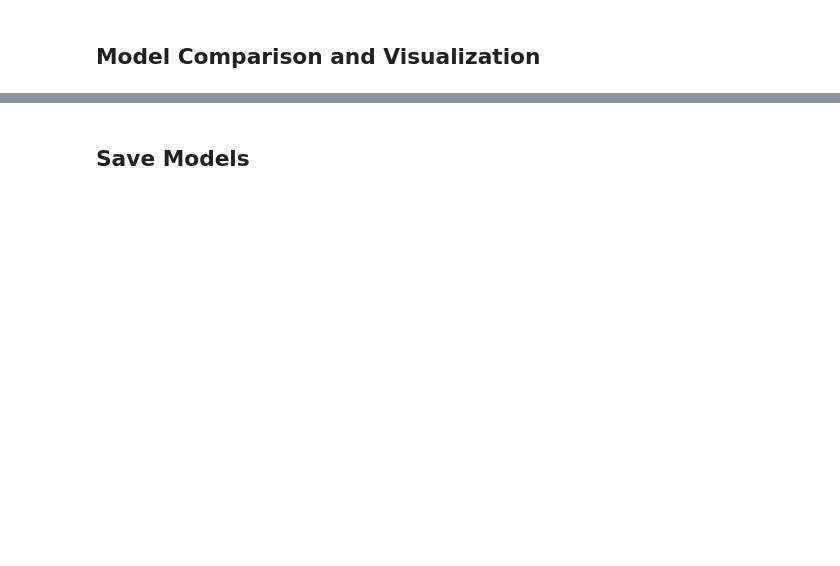
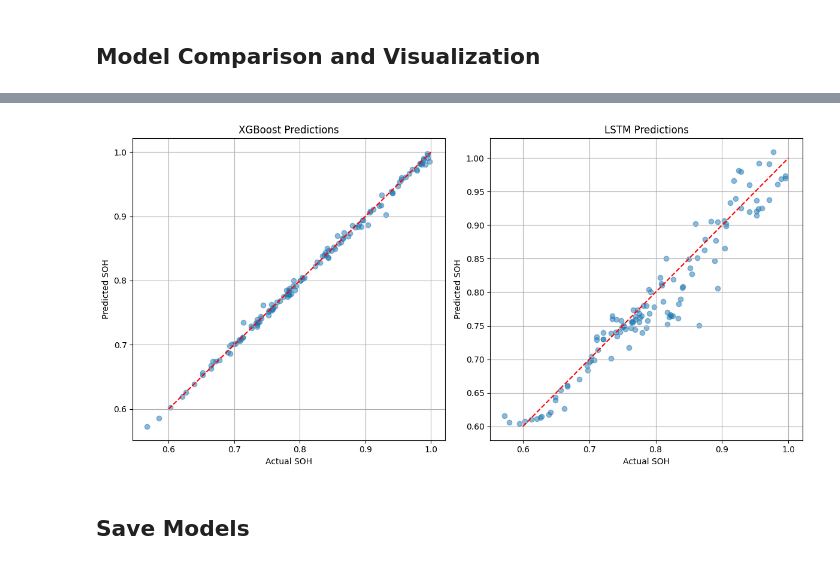
Before and after one commit to krithicswaroopan/Li-ion_Battery-Performance-Prediction, a Jupyter notebook: notebooks/battery_prediction.ipynb, the cells around one changed output, grey strips where cells are left out. Drawn from its saved outputs; the diff is of its cells as text; code cells hidden in the pictures; blank space fills up the shorter version.

```diff
--- a/notebooks/battery_prediction.ipynb
+++ b/notebooks/battery_prediction.ipynb
@@ -217,36 +344,56 @@ plt.show()
 # %%
 # Visualize predictions for both models
 plt.figure(figsize=(12, 6))
 
-# Sort test data for better visualization
-sort_idx_xgb = np.argsort(y_test_xgb)
-y_test_xgb_sorted = y_test_xgb[sort_idx_xgb]
-y_pred_xgb_sorted = y_pred_xgb[sort_idx_xgb]
+# For XGBoost: Convert pandas Series to numpy array if needed
+if hasattr(y_test_xgb, 'values'):
+    y_test_xgb_np = y_test_xgb.values
+    y_pred_xgb_np = y_pred_xgb
+else:
+    y_test_xgb_np = y_test_xgb
+    y_pred_xgb_np = y_pred_xgb
 
-sort_idx_lstm = np.argsort(y_test_lstm)
-y_test_lstm_sorted = y_test_lstm[sort_idx_lstm]
-y_pred_lstm_sorted = y_pred_lstm[sort_idx_lstm]
+# For LSTM: Convert pandas Series to numpy array if needed
+if hasattr(y_test_lstm, 'values'):
+    y_test_lstm_np = y_test_lstm.values
+    y_pred_lstm_np = y_pred_lstm
+else:
+    y_test_lstm_np = y_test_lstm
+    y_pred_lstm_np = y_pred_lstm
+
+# Sort XGBoost data
+sort_idx_xgb = np.argsort(y_test_xgb_np)
+y_test_xgb_sorted = y_test_xgb_np[sort_idx_xgb]
+y_pred_xgb_sorted = y_pred_xgb_np[sort_idx_xgb]
+
+# Sort LSTM data
+sort_idx_lstm = np.argsort(y_test_lstm_np)
+y_test_lstm_sorted = y_test_lstm_np[sort_idx_lstm]
+y_pred_lstm_sorted = y_pred_lstm_np[sort_idx_lstm]
 
 # Plot XGBoost predictions
 plt.subplot(1, 2, 1)
 plt.scatter(y_test_xgb_sorted, y_pred_xgb_sorted, alpha=0.5)
 plt.plot([0.6, 1.0], [0.6, 1.0], 'r--')
 plt.xlabel('Actual SOH')
 plt.ylabel('Predicted SOH')
 plt.title('XGBoost Predictions')
 plt.grid(True)
 
 # Plot LSTM predictions
 plt.subplot(1, 2, 2)
 plt.scatter(y_test_lstm_sorted, y_pred_lstm_sorted, alpha=0.5)
 plt.plot([0.6, 1.0], [0.6, 1.0], 'r--')
 plt.xlabel('Actual SOH')
 plt.ylabel('Predicted SOH')
 plt.title('LSTM Predictions')
 plt.grid(True)
 
 plt.tight_layout()
+plt.savefig('model_predictions.png', dpi=300, bbox_inches='tight')
 plt.show()
+# %% [output]
+[figure, added]
 # %% [markdown]
 ## Save Models
 # %%
```
Also changed, not shown: parts of 11 cells of this notebook, 14 other files.
